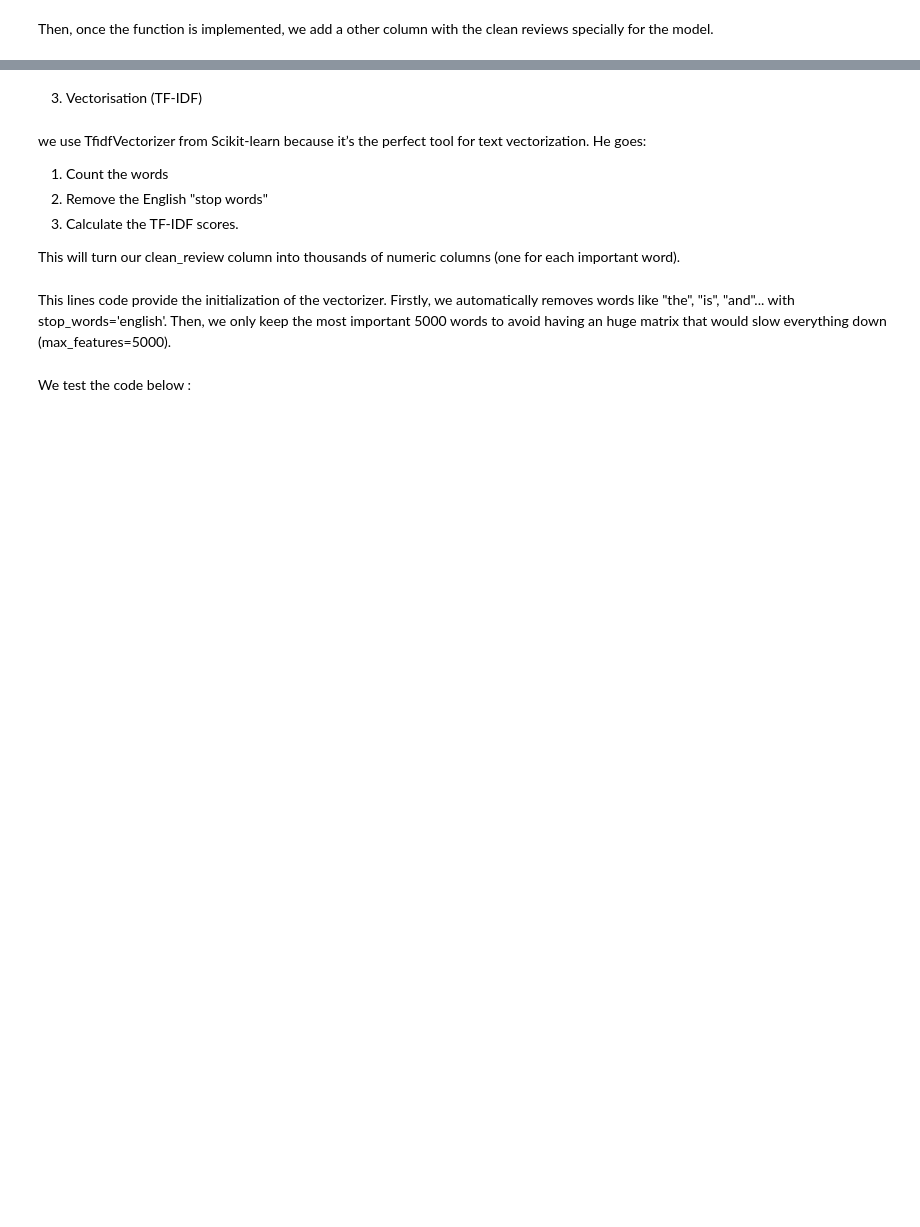
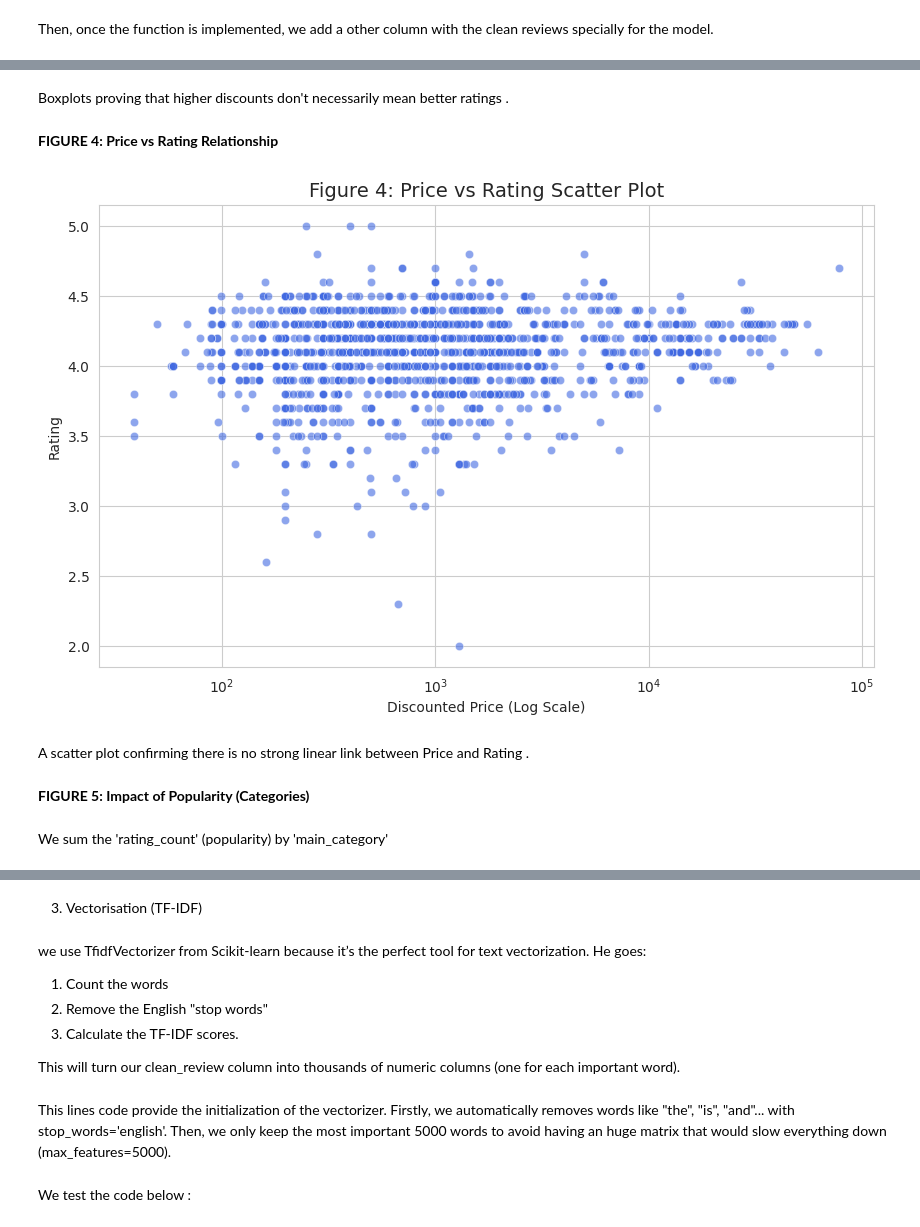
Before and after one commit to LeJ-04/amazon-products-rating-ml-project, a Jupyter notebook: ProjetML.ipynb, the cells around one changed output, grey strips where cells are left out. Cells and saved outputs as stored; diff of their text form; code cells hidden in the pictures; blank space fills up the shorter version.

```diff
--- a/ProjetML.ipynb
+++ b/ProjetML.ipynb
@@ -485,0 +515,20 @@ data['cleaned_review'] = data['full_review'].apply(clean_text)
+# %% [markdown]
+Boxplots proving that higher discounts don't necessarily mean better ratings .
+# %% [markdown]
+**FIGURE 4: Price vs Rating Relationship**
+# %%
+plt.figure()
+sns.scatterplot(x='discounted_price', y='rating', data=data, alpha=0.6, color='royalblue')
+plt.xscale('log') # The report explicitly mentions using Log Scale here
+plt.title('Figure 4: Price vs Rating Scatter Plot', fontsize=14)
+plt.xlabel('Discounted Price (Log Scale)')
+plt.ylabel('Rating')
+plt.show()
+# %% [output]
+[figure, added]
+# %% [markdown]
+A scatter plot confirming there is no strong linear link between Price and Rating .
+# %% [markdown]
+**FIGURE 5: Impact of Popularity (Categories)**
+# %% [markdown]
+We sum the 'rating_count' (popularity) by 'main_category'
```
Also changed, not shown: parts of 46 cells of this notebook.
